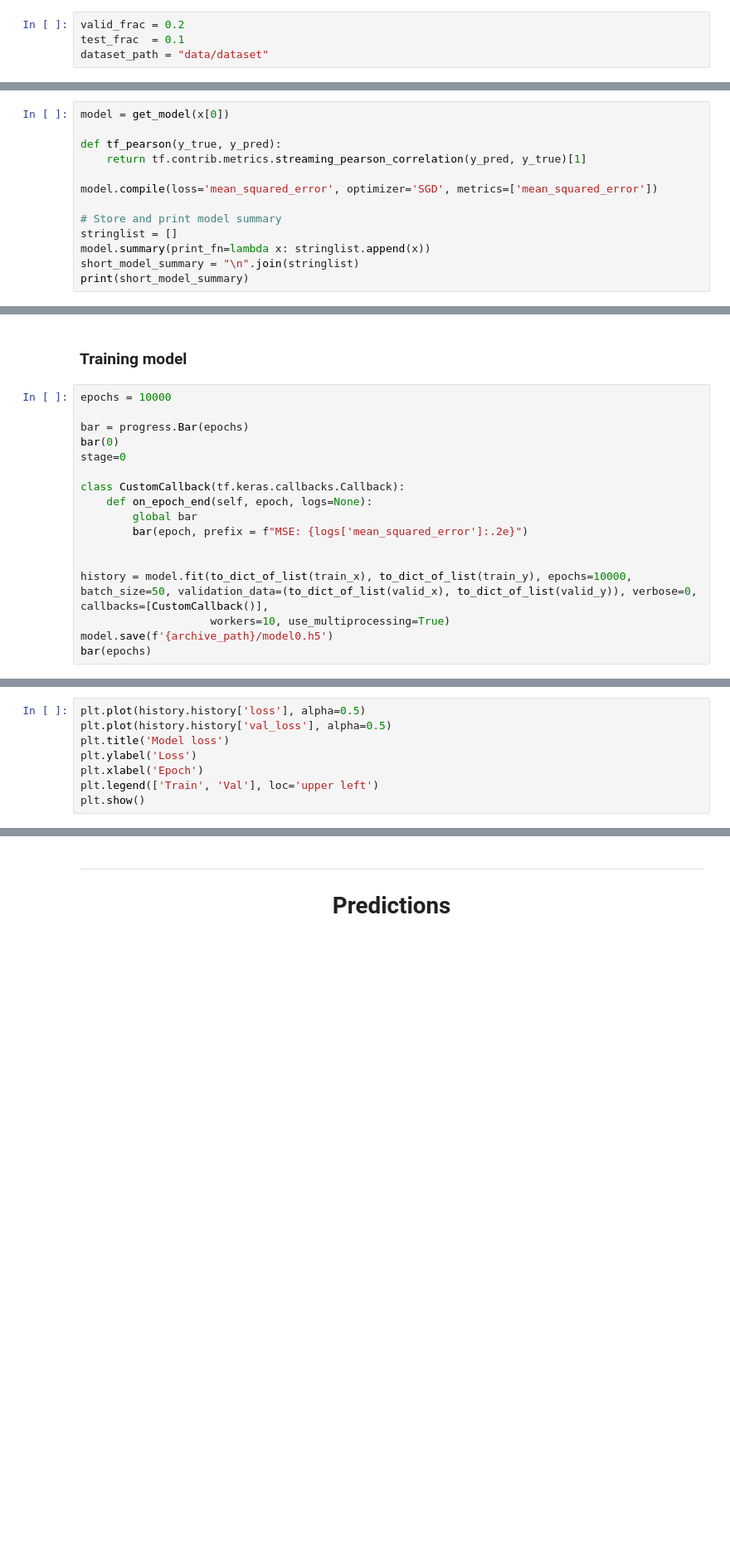
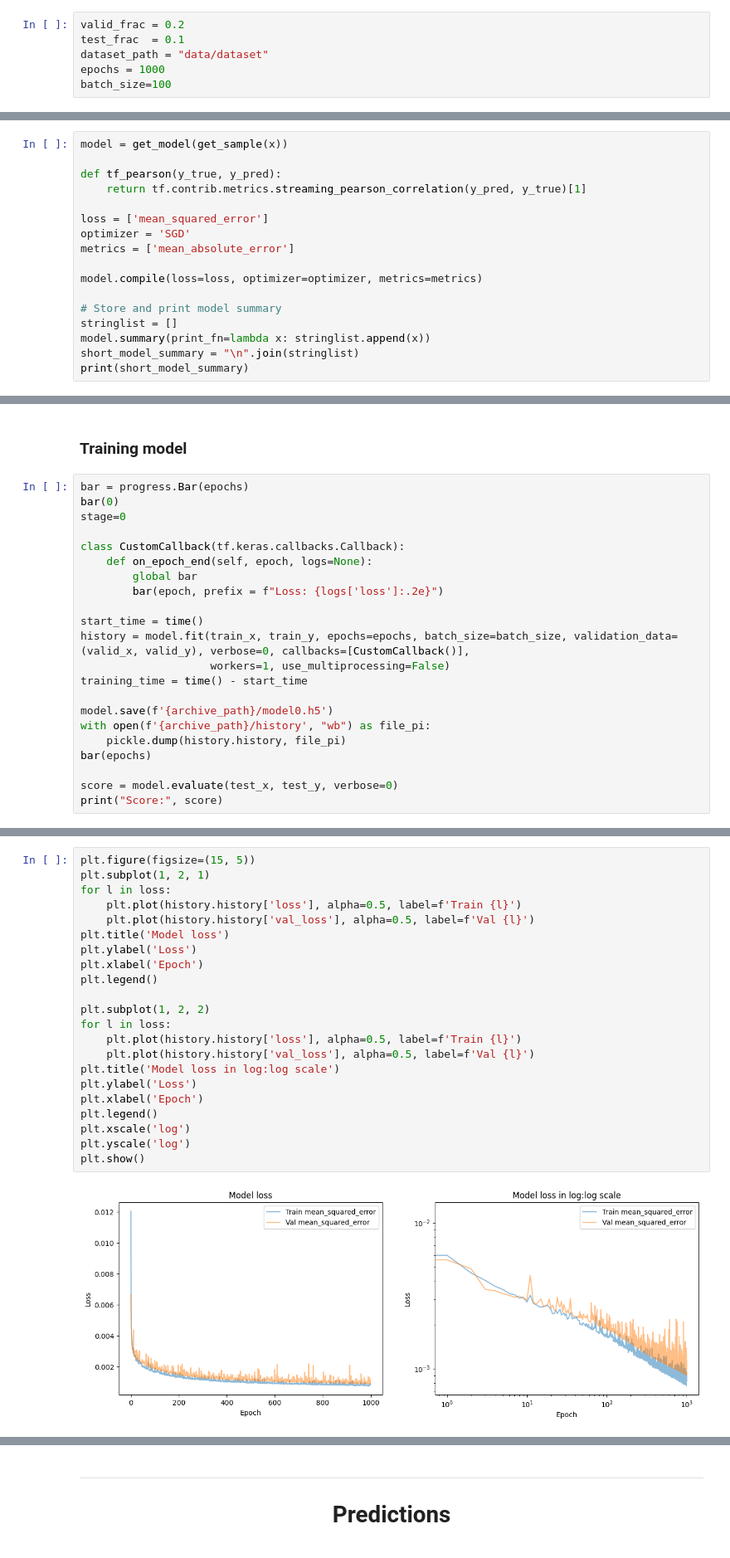
Before and after one commit to LeiRoF/M2-Internship, a Jupyter notebook: Train_Model_Sandbox.ipynb, the cells around one changed output, grey strips where cells are left out. Shown at 83% size. Drawn from its saved outputs; the diff is of its cells as text; blank space fills up the shorter version.

Commit message:
🔎Model comparison

```diff
--- a/Train_Model_Sandbox.ipynb
+++ b/Train_Model_Sandbox.ipynb
@@ -57,6 +65,8 @@ Num GPUs Available:  1
 valid_frac = 0.2
 test_frac  = 0.1
 dataset_path = "data/dataset"
+epochs = 1000
+batch_size=100
 # %% [markdown]
 ### Global variables
 # %%
@@ -316,12 +369,16 @@ def get_model(sample):
 # %% [markdown]
 ### Compile model and get summary
 # %%
-model = get_model(x[0])
+model = get_model(get_sample(x))
 
 def tf_pearson(y_true, y_pred):
     return tf.contrib.metrics.streaming_pearson_correlation(y_pred, y_true)[1]
 
-model.compile(loss='mean_squared_error', optimizer='SGD', metrics=['mean_squared_error'])
+loss = ['mean_squared_error']
+optimizer = 'SGD'
+metrics = ['mean_absolute_error']
+
+model.compile(loss=loss, optimizer=optimizer, metrics=metrics)
 
 # Store and print model summary
 stringlist = []
@@ -361,8 +406,6 @@ def to_dict_of_list(lst):
 # %% [markdown]
 ### Training model
 # %%
-epochs = 10000
-
 bar = progress.Bar(epochs)
 bar(0)
 stage=0
@@ -370,11 +413,18 @@ stage=0
 class CustomCallback(tf.keras.callbacks.Callback):
     def on_epoch_end(self, epoch, logs=None):
         global bar
-        bar(epoch, prefix = f"MSE: {logs['mean_squared_error']:.2e}")
+        bar(epoch, prefix = f"Loss: {logs['loss']:.2e}")
 
+start_time = time()
+history = model.fit(train_x, train_y, epochs=epochs, batch_size=batch_size, validation_data=(valid_x, valid_y), verbose=0, callbacks=[CustomCallback()],
+                    workers=1, use_multiprocessing=False)
+training_time = time() - start_time
 
-history = model.fit(to_dict_of_list(train_x), to_dict_of_list(train_y), epochs=10000, batch_size=50, validation_data=(to_dict_of_list(valid_x), to_dict_of_list(valid_y)), verbose=0, callbacks=[CustomCallback()],
-                    workers=10, use_multiprocessing=True)
 model.save(f'{archive_path}/model0.h5')
+with open(f'{archive_path}/history', "wb") as file_pi:
+    pickle.dump(history.history, file_pi)
 bar(epochs)
+
+score = model.evaluate(test_x, test_y, verbose=0)
+print("Score:", score)
 # %% [output]
@@ -390,8 +432,24 @@ plt.show()
 # %%
-plt.plot(history.history['loss'], alpha=0.5)
-plt.plot(history.history['val_loss'], alpha=0.5)
+plt.figure(figsize=(15, 5))
+plt.subplot(1, 2, 1)
+for l in loss:
+    plt.plot(history.history['loss'], alpha=0.5, label=f'Train {l}')
+    plt.plot(history.history['val_loss'], alpha=0.5, label=f'Val {l}')
 plt.title('Model loss')
 plt.ylabel('Loss')
 plt.xlabel('Epoch')
-plt.legend(['Train', 'Val'], loc='upper left')
+plt.legend()
+
+plt.subplot(1, 2, 2)
+for l in loss:
+    plt.plot(history.history['loss'], alpha=0.5, label=f'Train {l}')
+    plt.plot(history.history['val_loss'], alpha=0.5, label=f'Val {l}')
+plt.title('Model loss in log:log scale')
+plt.ylabel('Loss')
+plt.xlabel('Epoch')
+plt.legend()
+plt.xscale('log')
+plt.yscale('log')
 plt.show()
+# %% [output]
+[figure, added]
```
Also changed, not shown: parts of 31 cells of this notebook, 3 other files.
